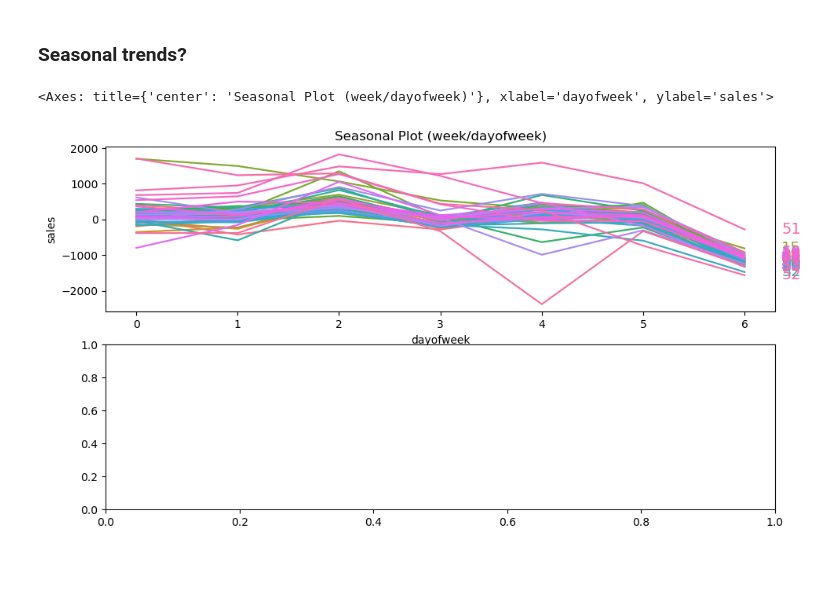
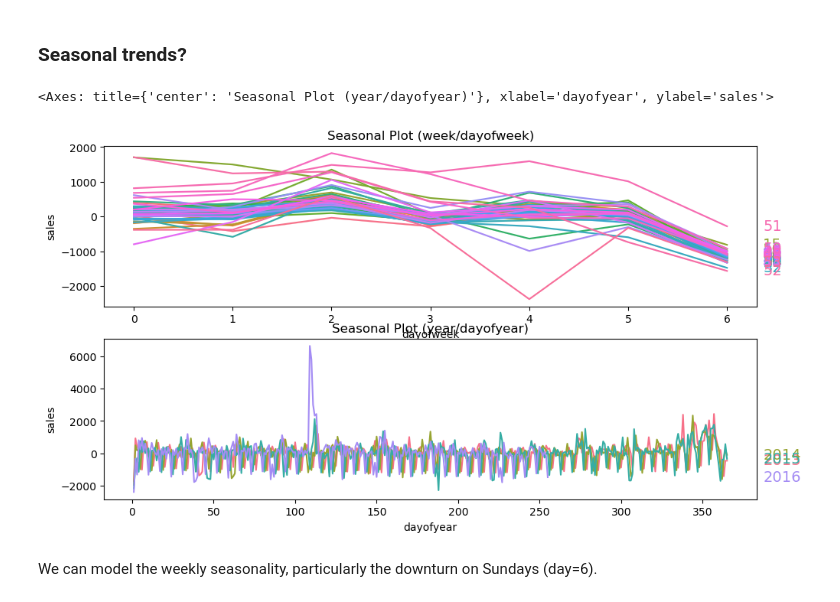
Before and after one commit to darrenjscott/kaggle_comps, a Jupyter notebook: StoreSales_TimeSeries/playground.ipynb, the cells around one changed output. Saved outputs shown, nothing was run; the diff lists cells and outputs as text; code cells hidden in the pictures; blank space fills up the shorter version.

```diff
--- a/StoreSales_TimeSeries/playground.ipynb
+++ b/StoreSales_TimeSeries/playground.ipynb
@@ -156,10 +156,12 @@ y_detrend.plot(ax=ax1, style='.', color='b')
 # %%
 from plotting_routines import seasonal_plot
 
 fig, (ax0, ax1) = plt.subplots(2, 1, figsize=(11, 6))
 
 seasonal_plot(y_detrend, y='sales', period='week', freq='dayofweek', ax=ax0)
-#seasonal_plot(example_sales, y='sales', period='year', freq='dayofyear', ax=ax1)
+seasonal_plot(y_detrend, y='sales', period='year', freq='dayofyear', ax=ax1)
 # %% [output]
-<Axes: title={'center': 'Seasonal Plot (week/dayofweek)'}, xlabel='dayofweek', ylabel='sales'>
+<Axes: title={'center': 'Seasonal Plot (year/dayofyear)'}, xlabel='dayofyear', ylabel='sales'>
-[figure, old version]
+[figure, new version]
+# %% [markdown]
+We can model the weekly seasonality, particularly the downturn on Sundays (day=6).
```
Also changed, not shown: parts of 3 cells of this notebook, 1 other file.
